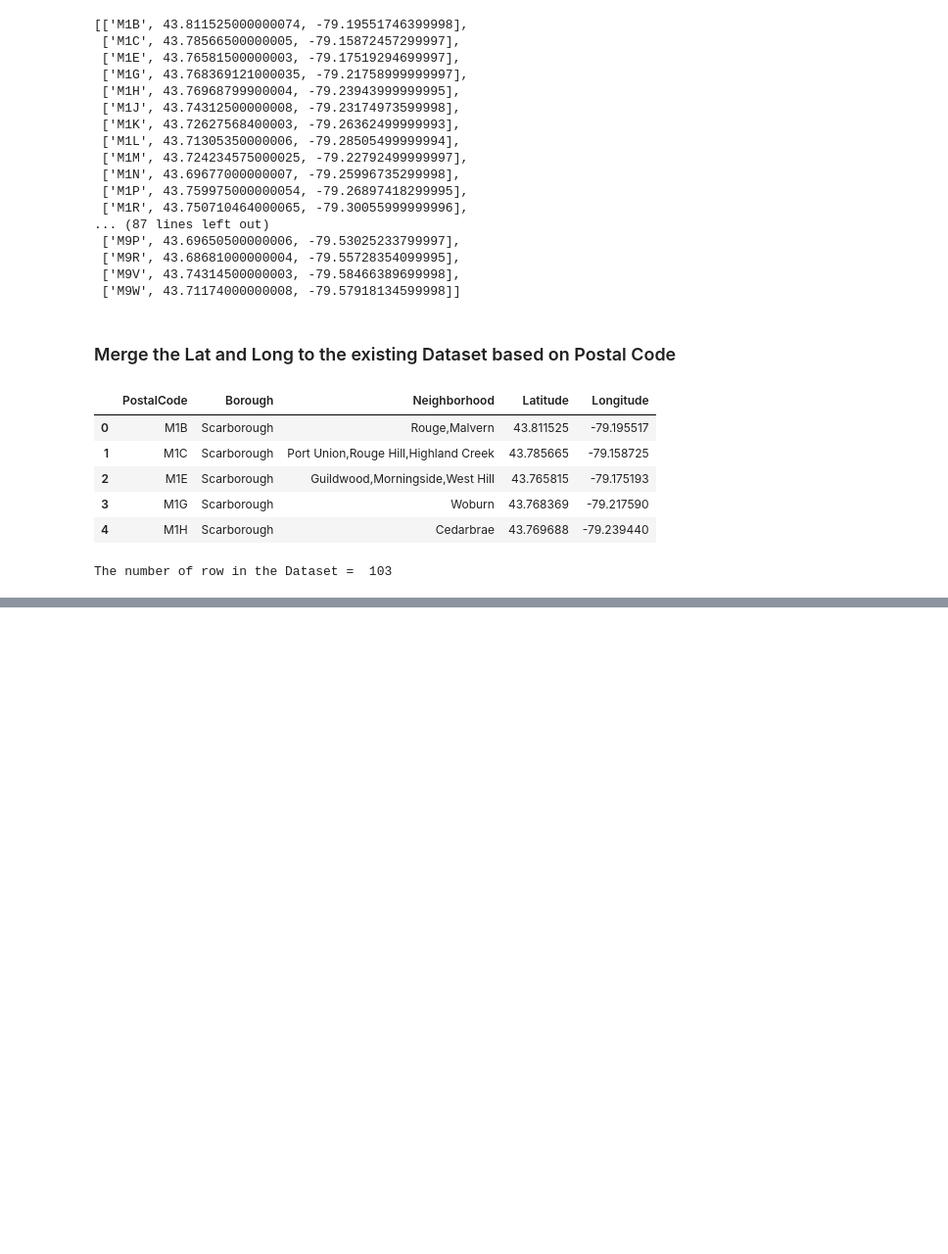
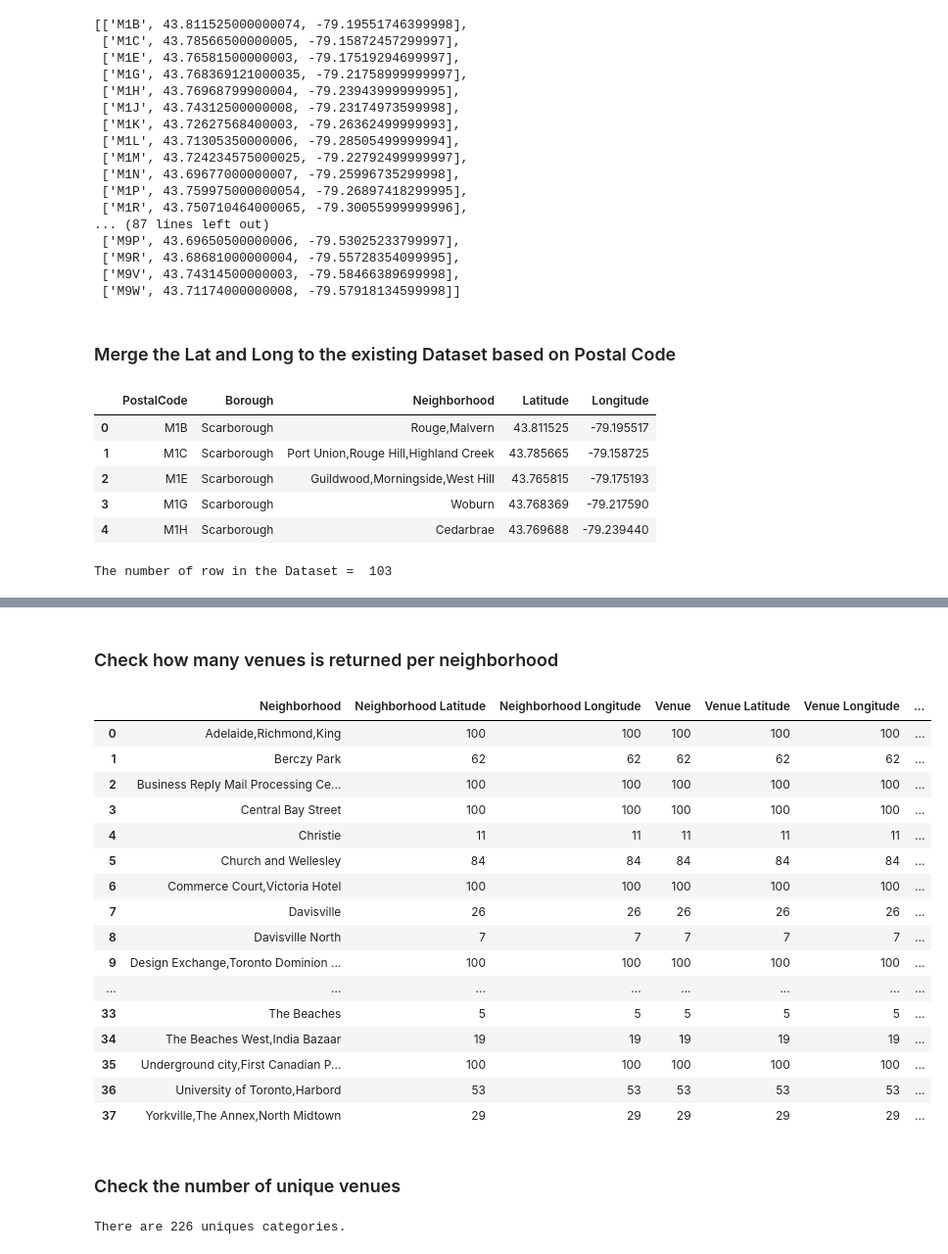
Before and after one commit to tiongghee/CourseaCapstone, a Jupyter notebook: Segmenting and Clustering Neighborhoods in Toronto.ipynb, the cells around one changed output, grey strips where cells are left out. Shown: that part at 98% size. Cells and saved outputs as stored; diff of their text form; code cells hidden in the pictures; blank space fills up the shorter version.

```diff
--- a/Segmenting and Clustering Neighborhoods in Toronto.ipynb
+++ b/Segmenting and Clustering Neighborhoods in Toronto.ipynb
@@ -213,8 +230,8 @@ df_postal_latlng = pd.DataFrame(postal_latlng)
 df_postal_latlng.columns = ['PostalCode', 'Latitude', 'Longitude']
 df_postal_latlng.head()
 
-df_toronto = pd.merge(df_can_neighborhood, df_postal_latlng, on = 'PostalCode')
-df_toronto.head()
+df_canada = pd.merge(df_can_neighborhood, df_postal_latlng, on = 'PostalCode')
+df_canada.head()
 # %% [output]
 |  | PostalCode | Borough | Neighborhood | Latitude | Longitude |
 | 0 | M1B | Scarborough | Rouge,Malvern | 43.811525 | -79.195517 |
@@ -228,0 +248,4 @@ The number of row in the Dataset =  103
+# %%
+# Limit Dataset to Borough that contains Toronto
+toronto_data = df_canada[df_canada['Borough'].str.contains("Toronto") == True].reset_index(drop=True)
+toronto_data.head()
@@ -228,0 +261,8 @@ The number of row in the Dataset =  103
+# %%
+CLIENT_ID = 'xxxx' # your Foursquare ID
+CLIENT_SECRET = 'xxxx' # your Foursquare Secret
+VERSION = '20180605' # Foursquare API version
+
+print('Your credentails:')
+print('CLIENT_ID: ' + CLIENT_ID)
+print('CLIENT_SECRET:' + CLIENT_SECRET)
@@ -228,0 +317,9 @@ The number of row in the Dataset =  103
+# %%
+# Define Search Criteria
+radius = 500
+LIMIT = 100
+
+toronto_venues = getNearbyVenues(names=toronto_data['Neighborhood'],
+                                latitudes=toronto_data['Latitude'],
+                                longitudes=toronto_data['Longitude'],
+                                radius = radius)
@@ -228,0 +357,28 @@ The number of row in the Dataset =  103
+# %% [markdown]
+### Check how many venues is returned per neighborhood
+# %%
+toronto_venues.groupby('Neighborhood', as_index = False).count()
+# %% [output]
+|  | Neighborhood | Neighborhood Latitude | Neighborhood Longitude | Venue | Venue Latitude | Venue Longitude | ... |
+| 0 | Adelaide,Richmond,King | 100 | 100 | 100 | 100 | 100 | ... |
+| 1 | Berczy Park | 62 | 62 | 62 | 62 | 62 | ... |
+| 2 | Business Reply Mail Processing Ce... | 100 | 100 | 100 | 100 | 100 | ... |
+| 3 | Central Bay Street | 100 | 100 | 100 | 100 | 100 | ... |
+| 4 | Christie | 11 | 11 | 11 | 11 | 11 | ... |
+| 5 | Church and Wellesley | 84 | 84 | 84 | 84 | 84 | ... |
+| 6 | Commerce Court,Victoria Hotel | 100 | 100 | 100 | 100 | 100 | ... |
+| 7 | Davisville | 26 | 26 | 26 | 26 | 26 | ... |
+| 8 | Davisville North | 7 | 7 | 7 | 7 | 7 | ... |
+| 9 | Design Exchange,Toronto Dominion ... | 100 | 100 | 100 | 100 | 100 | ... |
+| ... | ... | ... | ... | ... | ... | ... | ... |
+| 33 | The Beaches | 5 | 5 | 5 | 5 | 5 | ... |
+| 34 | The Beaches West,India Bazaar | 19 | 19 | 19 | 19 | 19 | ... |
+| 35 | Underground city,First Canadian P... | 100 | 100 | 100 | 100 | 100 | ... |
+| 36 | University of Toronto,Harbord | 53 | 53 | 53 | 53 | 53 | ... |
+| 37 | Yorkville,The Annex,North Midtown | 29 | 29 | 29 | 29 | 29 | ... |
+# %% [markdown]
+### Check the number of unique venues
+# %%
+print('There are {} uniques categories.'.format(len(toronto_venues['Venue Category'].unique())))
+# %% [output]
+There are 226 uniques categories.
```
Also changed, not shown: parts of 32 cells of this notebook.
